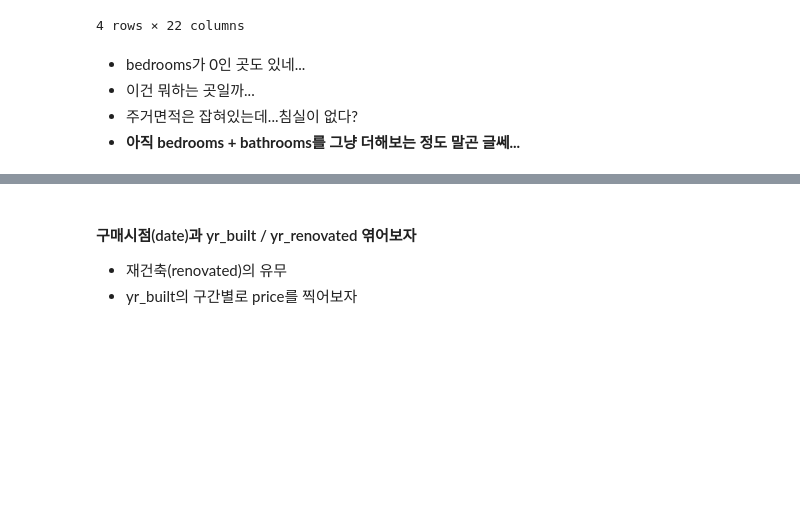
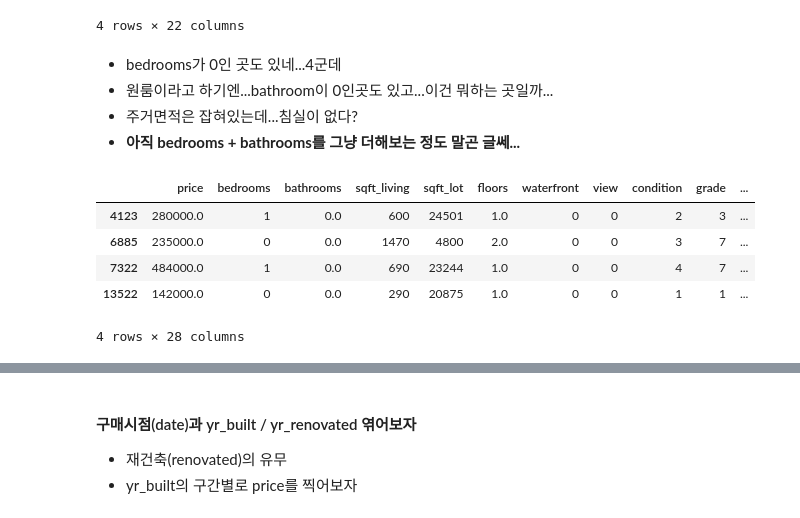
Before and after one commit to Junhojuno/everyday-kaggle, a Jupyter notebook: houseprice_prediction/code/Lets-EDA-it.ipynb, the cells around one changed output, grey strips where cells are left out. Drawn from its saved outputs; the diff is of its cells as text; code cells hidden in the pictures; blank space fills up the shorter version.

```diff
--- a/houseprice_prediction/code/Lets-EDA-it.ipynb
+++ b/houseprice_prediction/code/Lets-EDA-it.ipynb
@@ -918,7 +919,16 @@ df[df.bedrooms == 0]
 | 13522 | 142000.0 | 0 | 0.00 | 290 | 20875 | 1.0 | 0 | 0 | 1 | 1 | ... |
 4 rows × 22 columns
 # %% [markdown]
-- bedrooms가 0인 곳도 있네...
-- 이건 뭐하는 곳일까...
+- bedrooms가 0인 곳도 있네...4군데
+- 원룸이라고 하기엔...bathroom이 0인곳도 있고...이건 뭐하는 곳일까...
 - 주거면적은 잡혀있는데...침실이 없다?
 - **아직 bedrooms + bathrooms를 그냥 더해보는 정도 말곤 글쎄...**
+# %%
+df[df.bathrooms == 0.]
+# %% [output]
+|  | price | bedrooms | bathrooms | sqft_living | sqft_lot | floors | waterfront | view | condition | grade | ... |
+| 4123 | 280000.0 | 1 | 0.0 | 600 | 24501 | 1.0 | 0 | 0 | 2 | 3 | ... |
+| 6885 | 235000.0 | 0 | 0.0 | 1470 | 4800 | 2.0 | 0 | 0 | 3 | 7 | ... |
+| 7322 | 484000.0 | 1 | 0.0 | 690 | 23244 | 1.0 | 0 | 0 | 4 | 7 | ... |
+| 13522 | 142000.0 | 0 | 0.0 | 290 | 20875 | 1.0 | 0 | 0 | 1 | 1 | ... |
+4 rows × 28 columns
```
Also changed, not shown: parts of 25 cells of this notebook.
